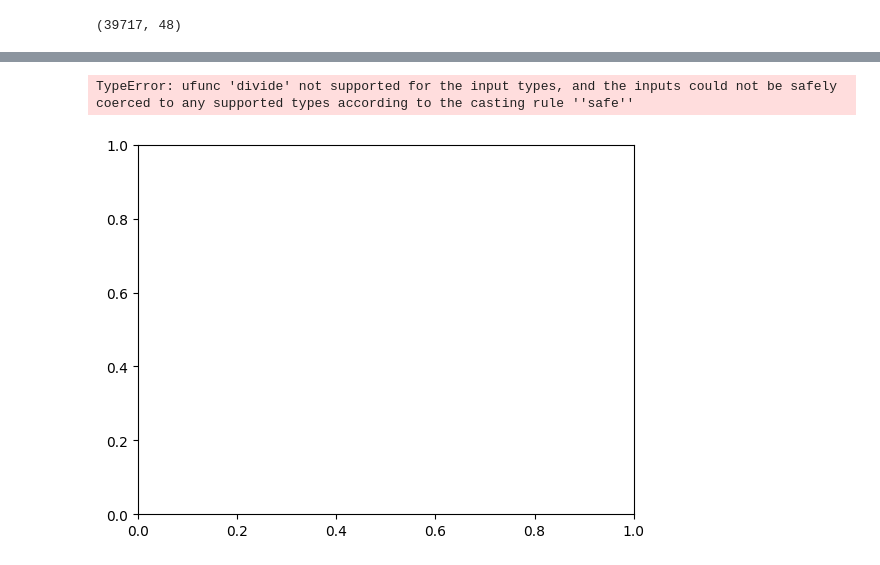
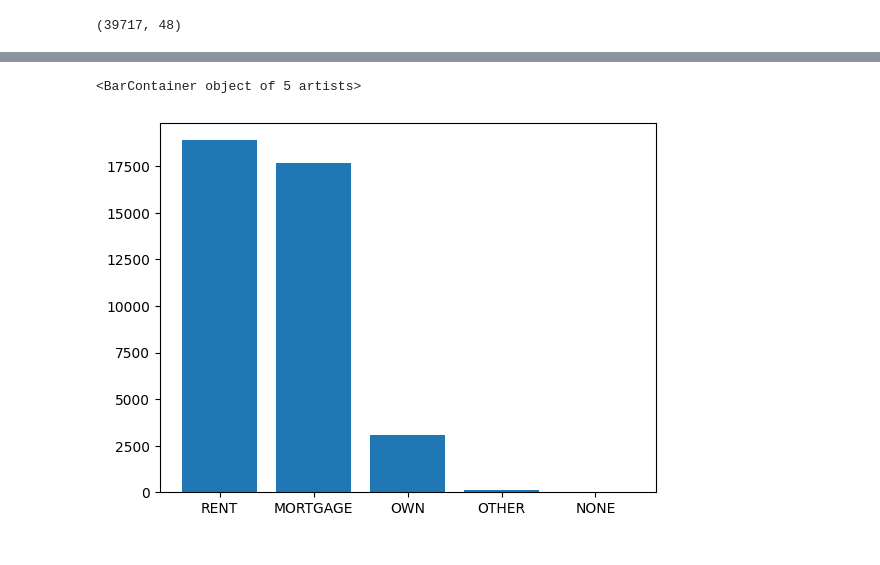
Before and after one commit to pradeepkumarr355199/lendingClub, a Jupyter notebook: LendingClub.ipynb, the cells around one changed output, grey strips where cells are left out. Saved outputs shown, nothing was run; the diff lists cells and outputs as text; code cells hidden in the pictures.

```diff
--- a/LendingClub.ipynb
+++ b/LendingClub.ipynb
@@ -181,8 +172,9 @@ plt.show()
-# %%
-#
-# plt.scatter(df2.verification_status, df2.grade)
-
-plt.boxplot([df2.verification_status, df2.grade, df2.dti])
-# %% [output]
-TypeError: ufunc 'divide' not supported for the input types, and the inputs could not be safely coerced to any supported types according to the casting rule ''safe''
-[figure, removed]
+# %%
+ho_vals = df2.home_ownership.value_counts().values
+# %%
+ho_keys = np.array(df2.home_ownership.value_counts().index)
+# %%
+plt.bar(ho_keys, ho_vals)
+# %% [output]
+<BarContainer object of 5 artists>
+[figure, added]
```
Also changed, not shown: parts of 23 cells of this notebook, 2 other files.
